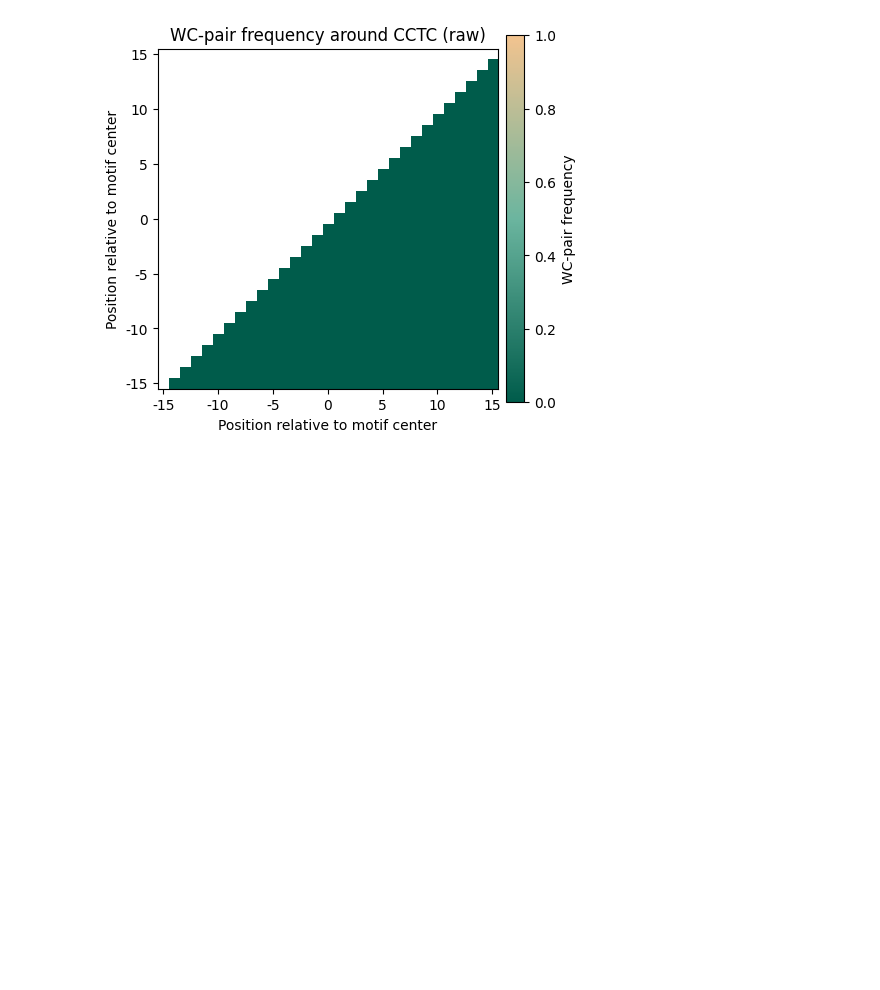
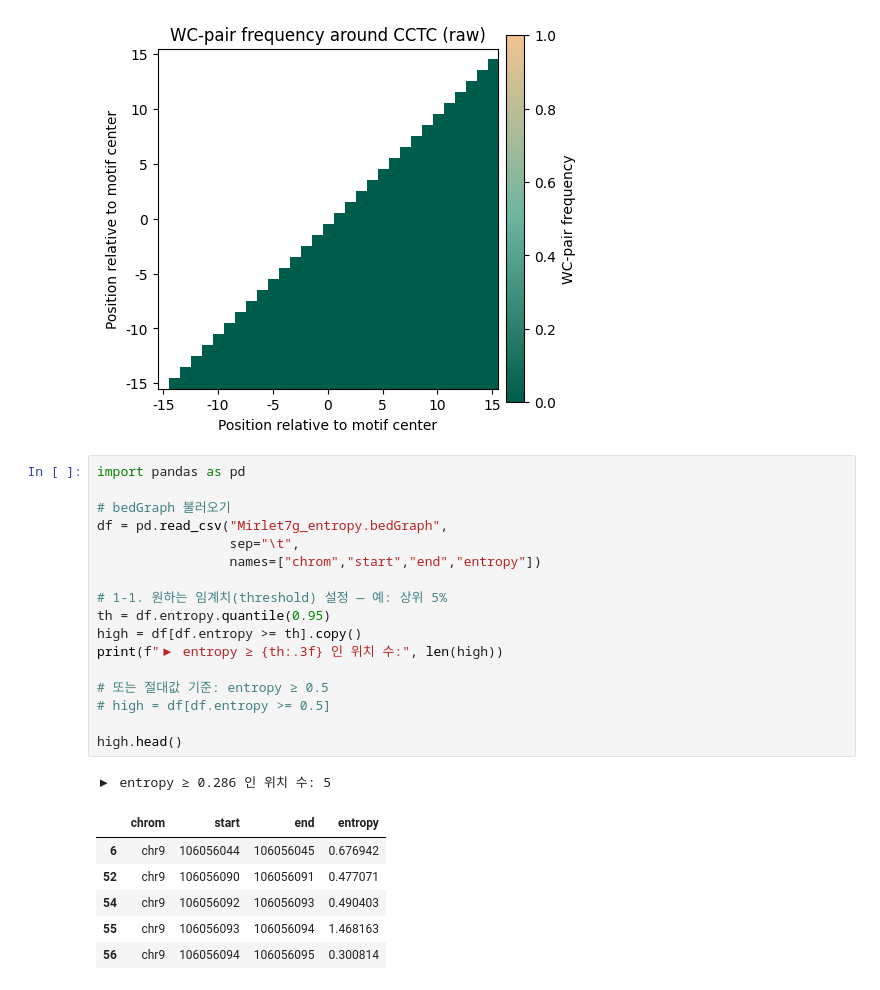
Before and after one commit to Hyeonnji/hyeonji-practice2, a Jupyter notebook: CoLab_TermProj_2025_3.ipynb, the cells around one changed output. Drawn from its saved outputs; the diff is of its cells as text; blank space fills up the shorter version.

```diff
--- a/CoLab_TermProj_2025_3.ipynb
+++ b/CoLab_TermProj_2025_3.ipynb
@@ -1882,3 +1882,28 @@ plt.show()
 ▶ Combined windows count: 3
 [figure]
 [figure]
+# %%
+import pandas as pd
+
+# bedGraph 불러오기
+df = pd.read_csv("Mirlet7g_entropy.bedGraph",
+                 sep="\t",
+                 names=["chrom","start","end","entropy"])
+
+# 1-1. 원하는 임계치(threshold) 설정 — 예: 상위 5%
+th = df.entropy.quantile(0.95)
+high = df[df.entropy >= th].copy()
+print(f"▶ entropy ≥ {th:.3f} 인 위치 수:", len(high))
+
+# 또는 절대값 기준: entropy ≥ 0.5
+# high = df[df.entropy >= 0.5]
+
+high.head()
+# %% [output]
+▶ entropy ≥ 0.286 인 위치 수: 5
+|  | chrom | start | end | entropy |
+| 6 | chr9 | 106056044 | 106056045 | 0.676942 |
+| 52 | chr9 | 106056090 | 106056091 | 0.477071 |
+| 54 | chr9 | 106056092 | 106056093 | 0.490403 |
+| 55 | chr9 | 106056093 | 106056094 | 1.468163 |
+| 56 | chr9 | 106056094 | 106056095 | 0.300814 |
```
Also changed, not shown: parts of 6 cells of this notebook.
